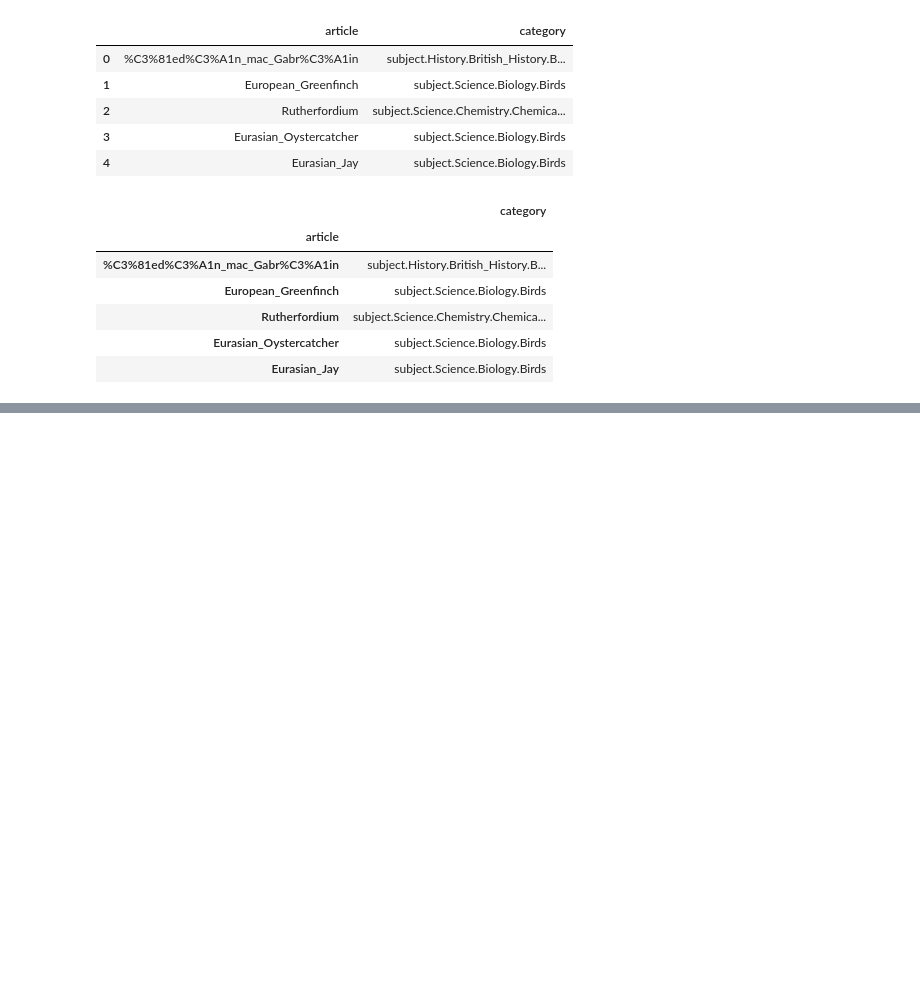
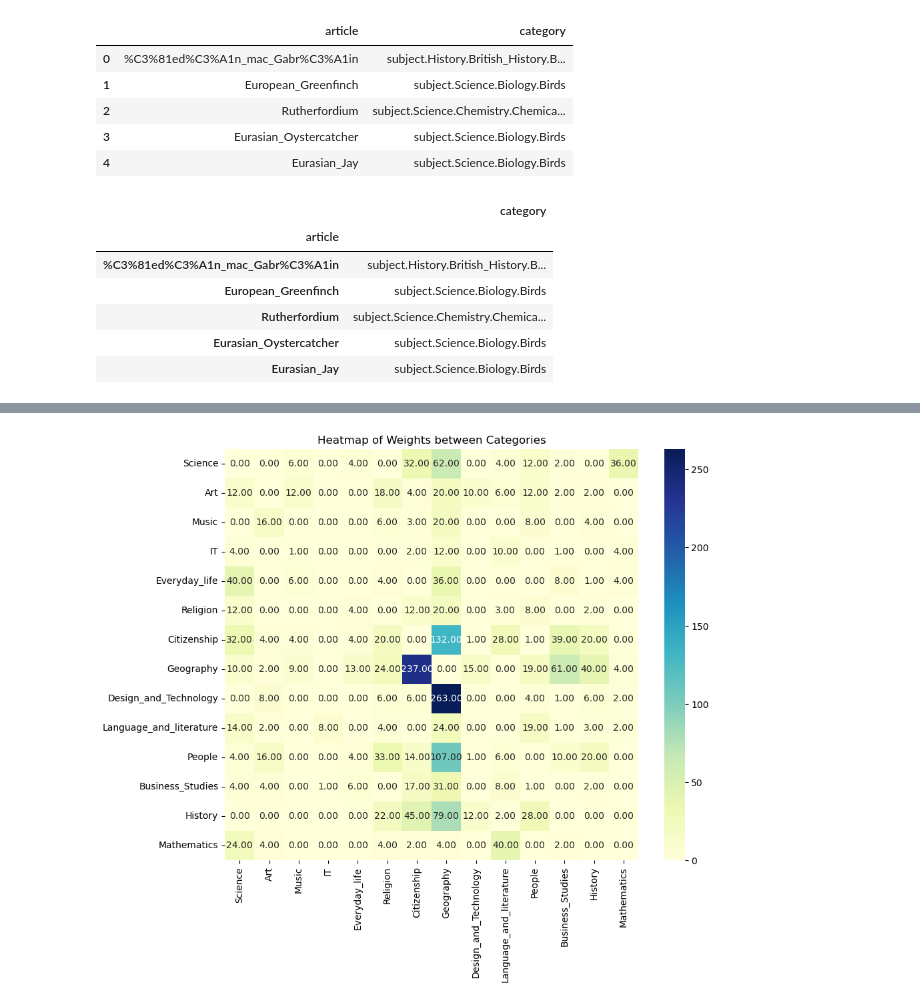
Before and after one commit to epfl-ada/ada-2023-project-datawranglers, a Jupyter notebook: notebooks milestone 2/Milestone_2_notebook.ipynb, the cells around one changed output, grey strips where cells are left out. Cells and saved outputs as stored; diff of their text form; code cells hidden in the pictures; blank space fills up the shorter version.

```diff
--- a/notebooks milestone 2/Milestone_2_notebook.ipynb
+++ b/notebooks milestone 2/Milestone_2_notebook.ipynb
@@ -232,0 +302,3 @@ category_connections
+# %%
+category_connections_unfinished_paths = build_category_connections(category_unfinished_paths)
+category_connections_unfinished_paths
@@ -232,0 +384,4 @@ category_connections
+# %%
+heatmap_general_categories(category_connections_unfinished_paths)
+# %% [output]
+[figure, added]
```
Also changed, not shown: parts of 16 cells of this notebook.
